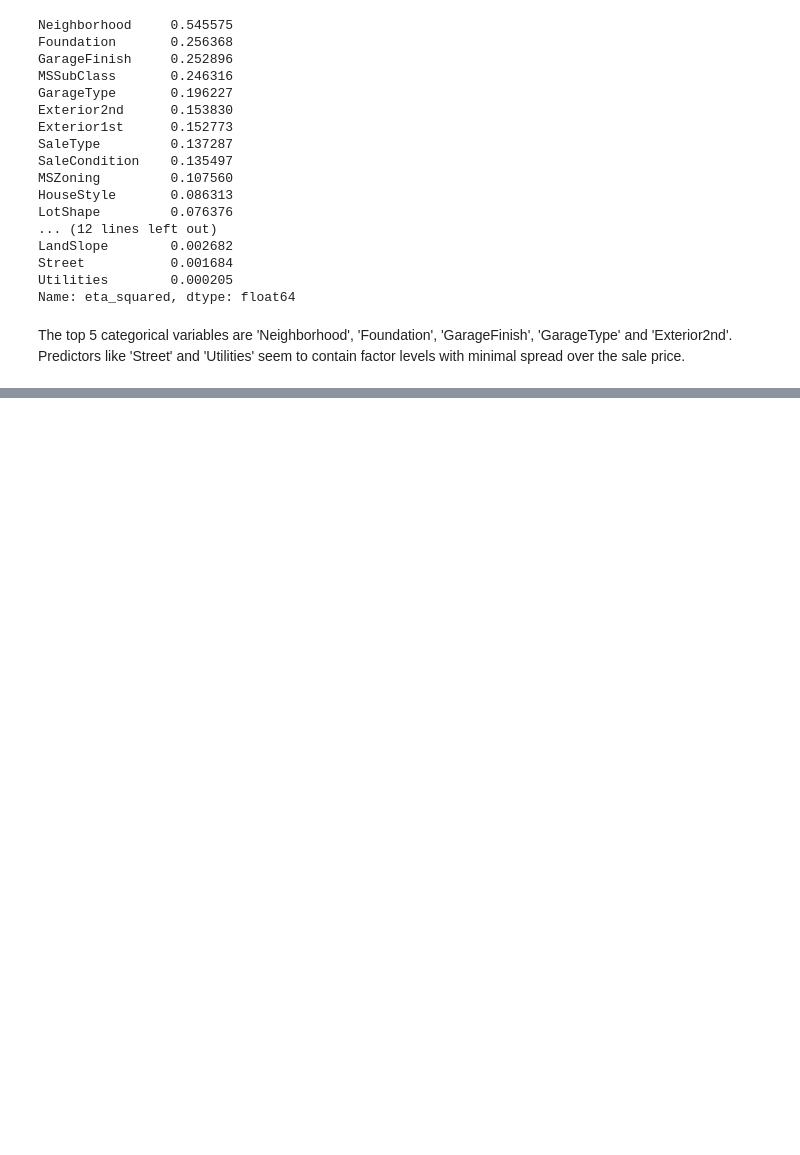
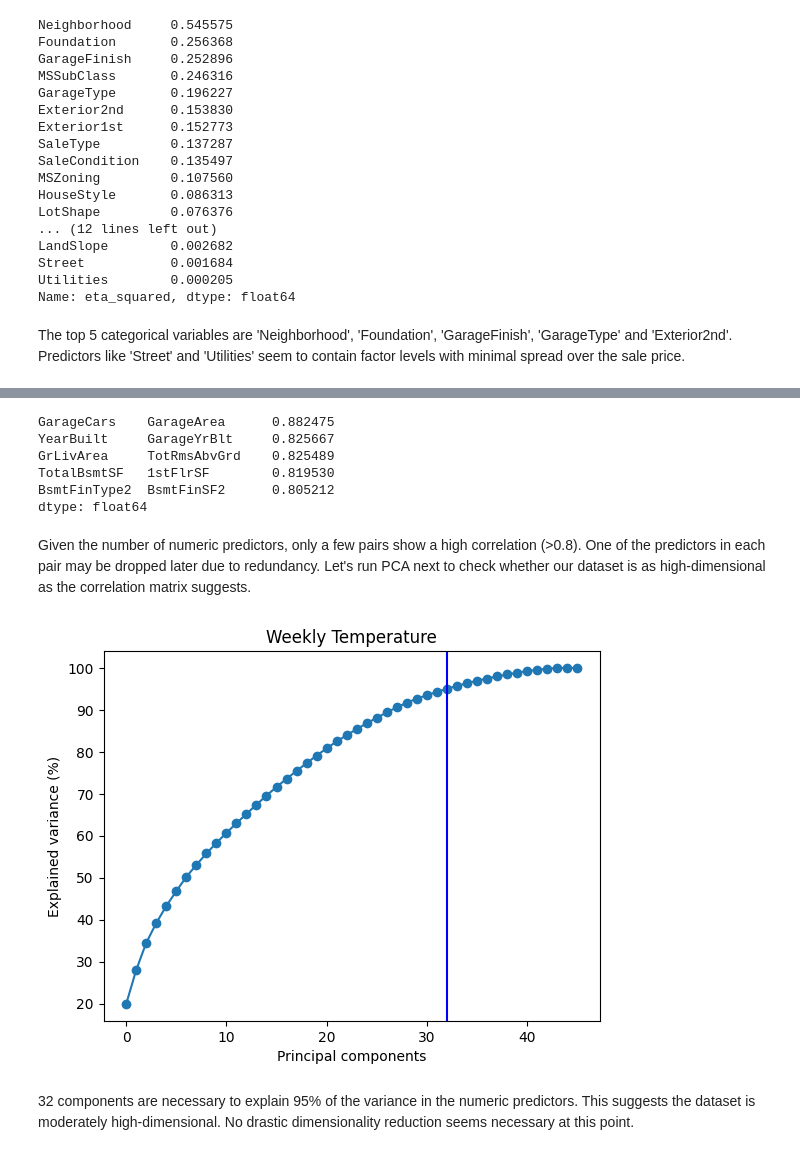
Before and after one commit to cgaletzka/house-prices-eda-ml, a Jupyter notebook: house-prices-eda.ipynb, the cells around one changed output, grey strips where cells are left out. Saved outputs shown, nothing was run; the diff lists cells and outputs as text; code cells hidden in the pictures; blank space fills up the shorter version.

```diff
--- a/house-prices-eda.ipynb
+++ b/house-prices-eda.ipynb
@@ -399,0 +371,35 @@ The top 5 categorical variables are 'Neighborhood', 'Foundation', 'GarageFinish'
+# %%
+# get paired correlation
+corr_pairs = corr_mat.where(np.triu(np.ones(corr_mat.shape),k=1).astype(bool)) # index the upper triangle of the correlation matrix
+corr_pairs = corr_pairs.stack().sort_values(ascending=False) # Stack into series and sort
+high_corr_pairs = corr_pairs[corr_pairs>0.8] # use a threshold of 0.8
+high_corr_pairs
+# %% [output]
+GarageCars    GarageArea      0.882475
+YearBuilt     GarageYrBlt     0.825667
+GrLivArea     TotRmsAbvGrd    0.825489
+TotalBsmtSF   1stFlrSF        0.819530
+BsmtFinType2  BsmtFinSF2      0.805212
+dtype: float64
+# %% [markdown]
+Given the number of numeric predictors, only a few pairs show a high correlation (>0.8). One of the predictors in each pair may be dropped later due to redundancy. Let's run PCA next to check whether our dataset is as high-dimensional as the correlation matrix suggests.
+# %%
+# compute PCA
+df_imputed = StandardScaler().fit_transform(df[num_vars].fillna(df[num_vars].median())) #fill missing values first
+pca = PCA().fit(df_imputed) # fit PCA
+explained = pca.explained_variance_ratio_
+exp_cumsum = np.cumsum(explained)*100 # take the cumulative sum of explained variance with each component
+exp_range = range(len(np.cumsum(explained)))
+above_95 = np.nonzero(exp_cumsum>95)[0][0] # find te index at which explained variance exceeds 95%
+
+# plot the results
+plt.plot(exp_range, exp_cumsum, marker='o')
+plt.title('Weekly Temperature')
+plt.xlabel('Principal components')
+plt.ylabel('Explained variance (%)')
+plt.axvline(x = above_95, color = 'b', label = '95% threshold')
+plt.show()
+# %% [output]
+[figure, added]
+# %% [markdown]
+32 components are necessary to explain 95% of the variance in the numeric predictors. This suggests the dataset is moderately high-dimensional. No drastic dimensionality reduction seems necessary at this point.
```
Also changed, not shown: parts of 6 cells of this notebook.
